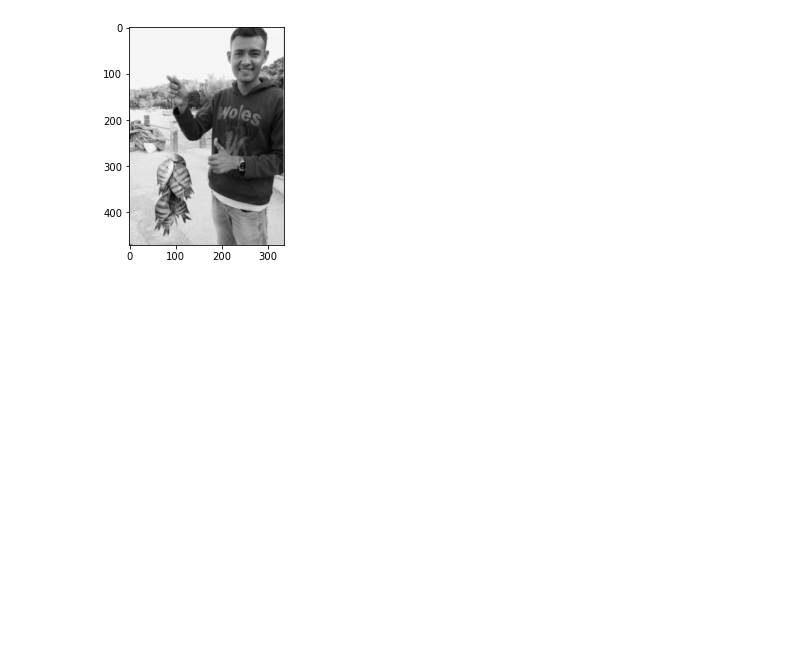
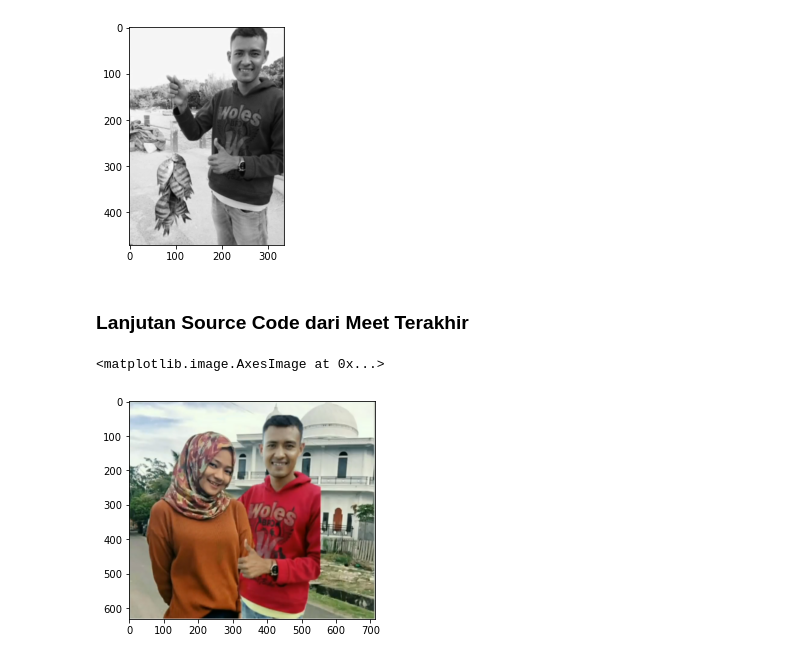
Before and after one commit to MochamadIlhamAfriandhi/Image-Processing, a Jupyter notebook: Project PCD/Project TA.ipynb, the cells around one changed output. Cells and saved outputs as stored; diff of their text form; code cells hidden in the pictures; blank space fills up the shorter version.

```diff
--- a/Project PCD/Project TA.ipynb
+++ b/Project PCD/Project TA.ipynb
@@ -7,6 +13,7 @@ import matplotlib.pyplot as plt
 #read data set
 data1 = cv2.imread('./Data1.png')
 data2 = cv2.imread('./Data2.png')
+hasil = cv2.imread('./Hasil.png')
 # %%
 #ouput data set pertama
 data1 = cv2.cvtColor(data1, cv2.COLOR_BGR2RGB)
@@ -63,3 +63,12 @@ plt.imshow(gray2, cmap='gray', vmin=0, vmax=255)
 # %% [output]
 <matplotlib.image.AxesImage at 0x...>
 [figure]
+# %% [markdown]
+### Lanjutan Source Code dari Meet Terakhir
+# %%
+#ouput data set hasil
+hasil = cv2.cvtColor(hasil, cv2.COLOR_BGR2RGB)
+plt.imshow(hasil)
+# %% [output]
+<matplotlib.image.AxesImage at 0x...>
+[figure, added]
```
Also changed, not shown: parts of 10 cells of this notebook.
